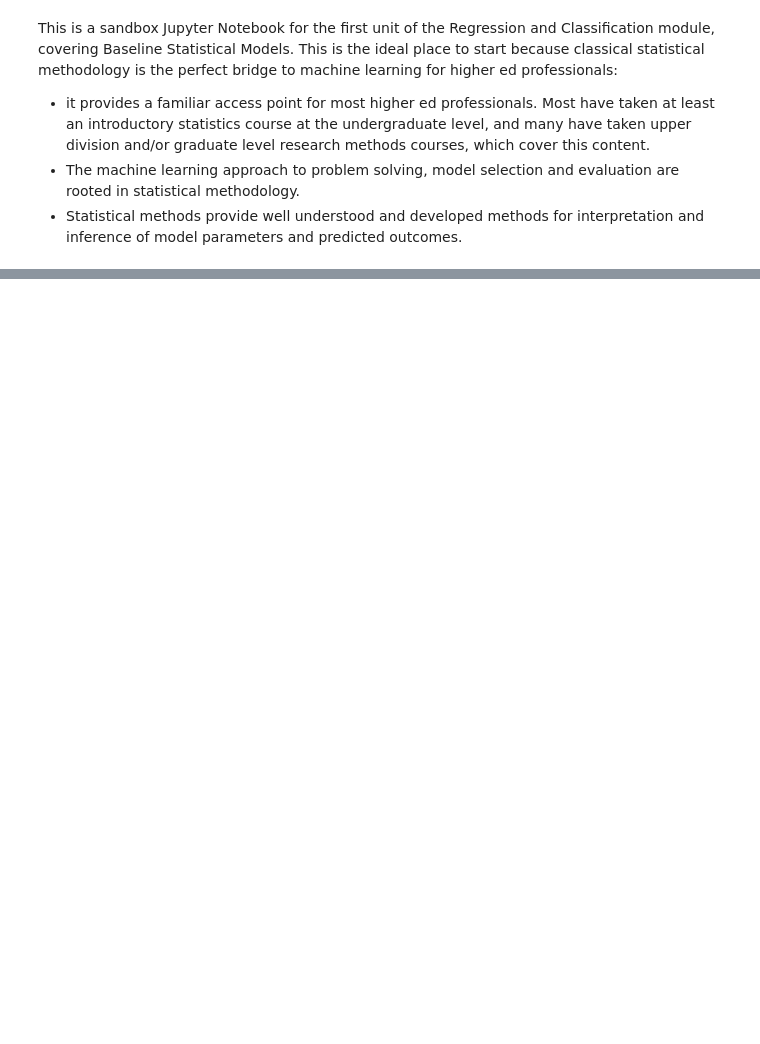
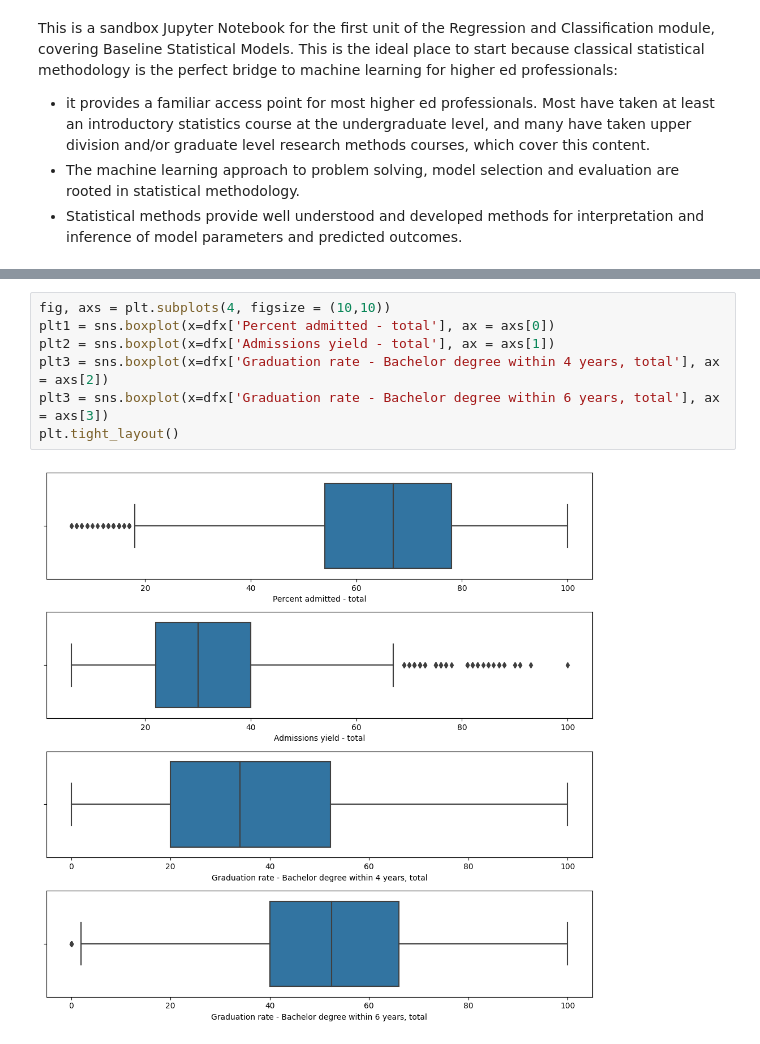
Before and after one commit to ksuaray/IRML---Regression-and-Classification, a Jupyter notebook: Regression_Baseline_Statistical_Model.ipynb, the cells around one changed output, grey strips where cells are left out. Cells and saved outputs as stored; diff of their text form; blank space fills up the shorter version.

```diff
--- a/Regression_Baseline_Statistical_Model.ipynb
+++ b/Regression_Baseline_Statistical_Model.ipynb
@@ -12,0 +164,9 @@ import scipy as sp
+# %%
+fig, axs = plt.subplots(4, figsize = (10,10))
+plt1 = sns.boxplot(x=dfx['Percent admitted - total'], ax = axs[0])
+plt2 = sns.boxplot(x=dfx['Admissions yield - total'], ax = axs[1])
+plt3 = sns.boxplot(x=dfx['Graduation rate - Bachelor degree within 4 years, total'], ax = axs[2])
+plt3 = sns.boxplot(x=dfx['Graduation rate - Bachelor degree within 6 years, total'], ax = axs[3])
+plt.tight_layout()
+# %% [output]
+[figure, added]
```
Also changed, not shown: parts of 49 cells of this notebook.
